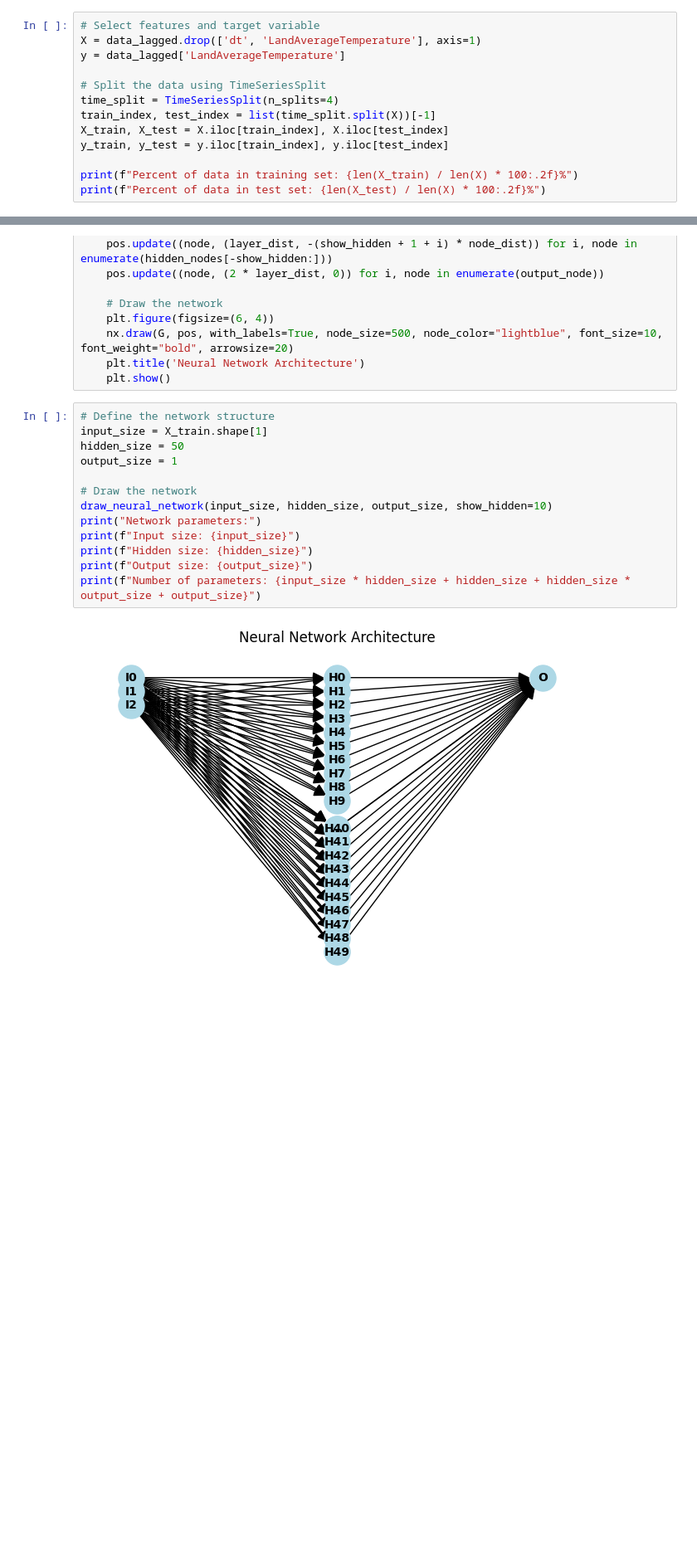
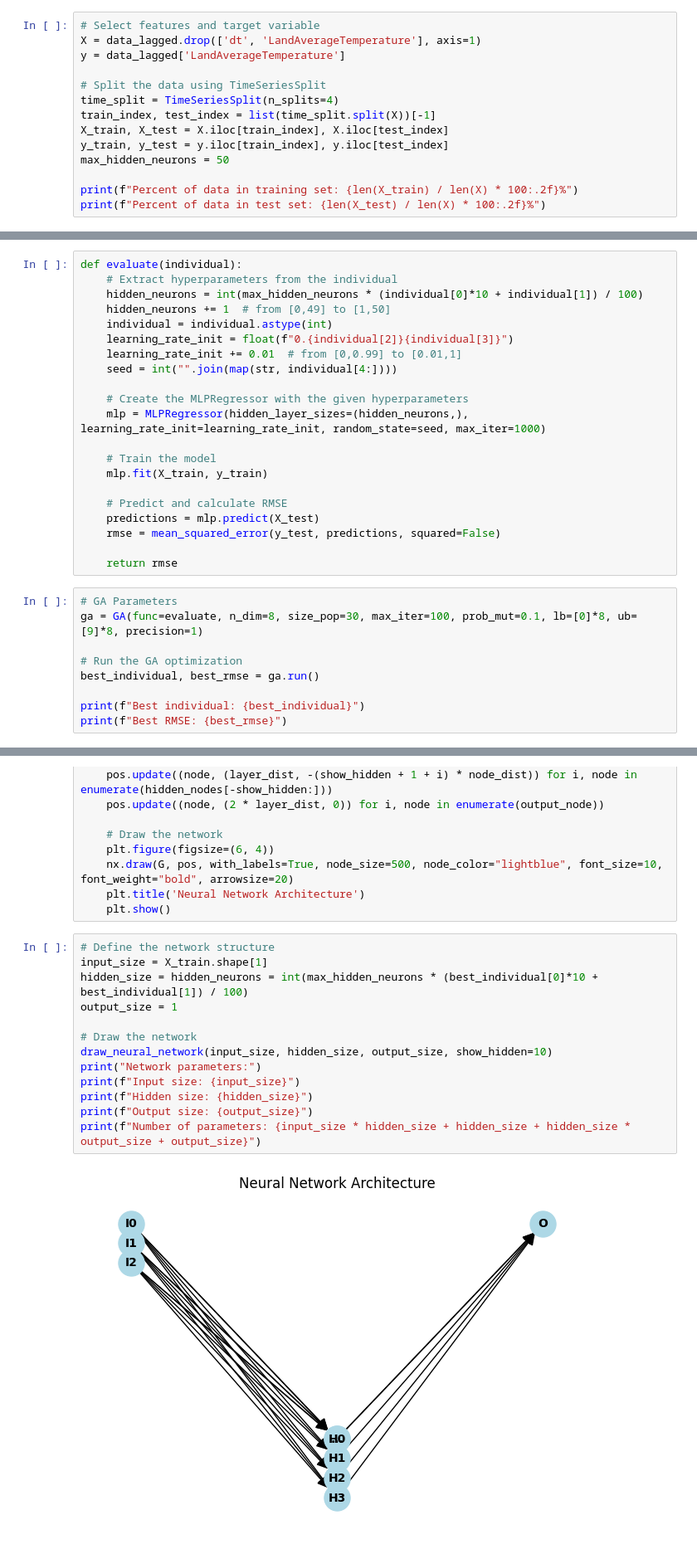
Before and after one commit to joaocalen/TC1-NC, a Jupyter notebook: TC1.ipynb, the cells around one changed output, grey strips where cells are left out. Shown: that part at 83% size. Drawn from its saved outputs; the diff is of its cells as text; blank space fills up the shorter version.

Commit message:
using GA to find best parameters for scikit-learn MLPRegressor

```diff
--- a/TC1.ipynb
+++ b/TC1.ipynb
@@ -74,6 +75,7 @@ time_split = TimeSeriesSplit(n_splits=4)
 train_index, test_index = list(time_split.split(X))[-1]
 X_train, X_test = X.iloc[train_index], X.iloc[test_index]
 y_train, y_test = y.iloc[train_index], y.iloc[test_index]
+max_hidden_neurons = 50
 
 print(f"Percent of data in training set: {len(X_train) / len(X) * 100:.2f}%")
 print(f"Percent of data in test set: {len(X_test) / len(X) * 100:.2f}%")
@@ -82,0 +95,30 @@ Percent of data in test set: 19.99%
+# %%
+def evaluate(individual):
+    # Extract hyperparameters from the individual
+    hidden_neurons = int(max_hidden_neurons * (individual[0]*10 + individual[1]) / 100)
+    hidden_neurons += 1  # from [0,49] to [1,50]
+    individual = individual.astype(int)
+    learning_rate_init = float(f"0.{individual[2]}{individual[3]}")
+    learning_rate_init += 0.01  # from [0,0.99] to [0.01,1]
+    seed = int("".join(map(str, individual[4:])))
+
+    # Create the MLPRegressor with the given hyperparameters
+    mlp = MLPRegressor(hidden_layer_sizes=(hidden_neurons,), learning_rate_init=learning_rate_init, random_state=seed, max_iter=1000)
+
+    # Train the model
+    mlp.fit(X_train, y_train)
+
+    # Predict and calculate RMSE
+    predictions = mlp.predict(X_test)
+    rmse = mean_squared_error(y_test, predictions, squared=False)
+
+    return rmse
+# %%
+# GA Parameters
+ga = GA(func=evaluate, n_dim=8, size_pop=30, max_iter=100, prob_mut=0.1, lb=[0]*8, ub=[9]*8, precision=1)
+
+# Run the GA optimization
+best_individual, best_rmse = ga.run()
+
+print(f"Best individual: {best_individual}")
+print(f"Best RMSE: {best_rmse}")
@@ -127,17 +172,17 @@ def draw_neural_network(input_size, hidden_size, output_size, show_hidden=10):
 # %%
 # Define the network structure
 input_size = X_train.shape[1]
-hidden_size = 50
+hidden_size = hidden_neurons = int(max_hidden_neurons * (best_individual[0]*10 + best_individual[1]) / 100)
 output_size = 1
 
 # Draw the network
 draw_neural_network(input_size, hidden_size, output_size, show_hidden=10)
 print("Network parameters:")
 print(f"Input size: {input_size}")
 print(f"Hidden size: {hidden_size}")
 print(f"Output size: {output_size}")
 print(f"Number of parameters: {input_size * hidden_size + hidden_size + hidden_size * output_size + output_size}")
 # %% [output]
-[figure, old version]
+[figure, new version]
 Network parameters:
 Input size: 3
```
Also changed, not shown: parts of 6 cells of this notebook, 2 other files.
